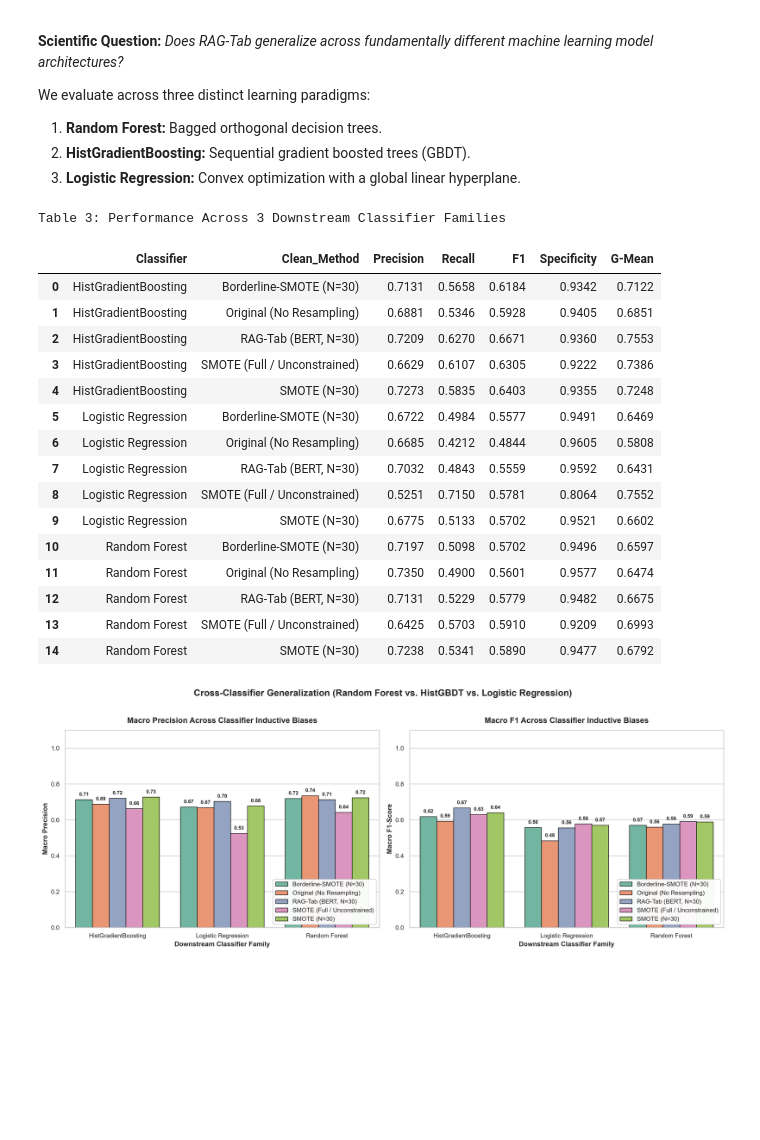
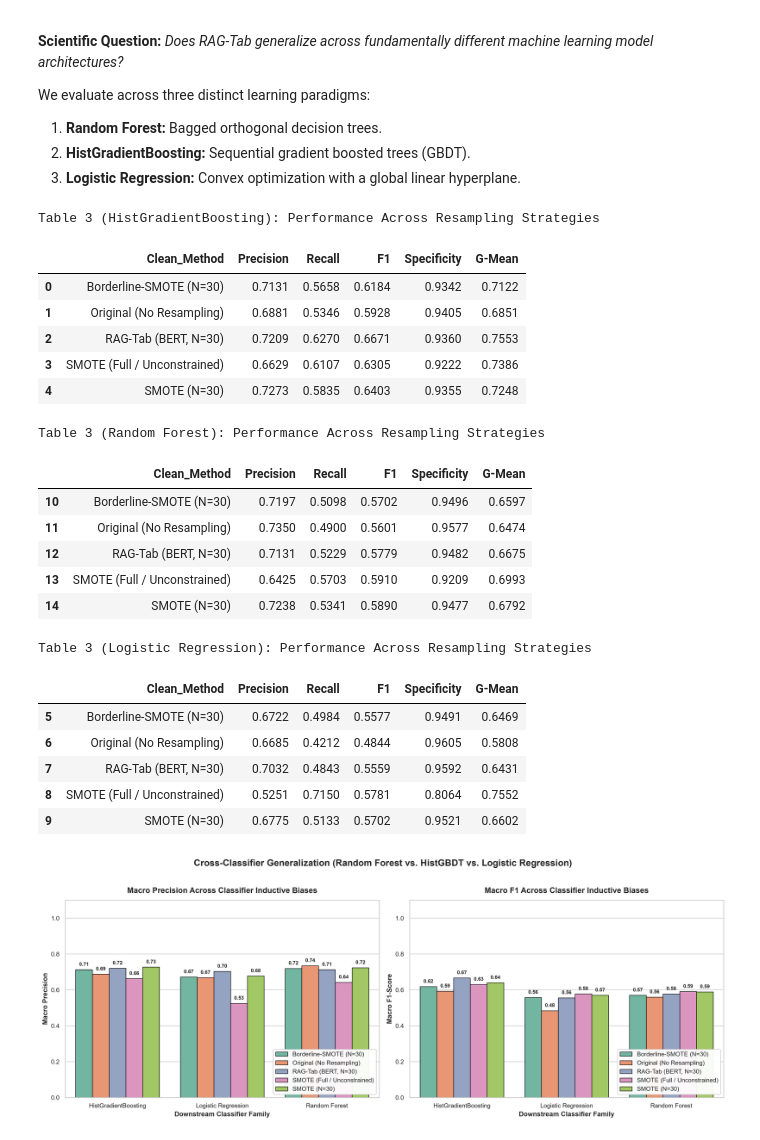
Before and after one commit to samhithareddymadhireddy/RAG_Tab, a Jupyter notebook: notebooks/07_final_benchmark_results.ipynb, the cells around one changed output. Cells and saved outputs as stored; diff of their text form; code cells hidden in the pictures; blank space fills up the shorter version.

```diff
--- a/notebooks/07_final_benchmark_results.ipynb
+++ b/notebooks/07_final_benchmark_results.ipynb
@@ -144,37 +144,43 @@ We evaluate across three distinct learning paradigms:
 # %%
 df_clf = pd.read_csv(tables_dir / "multiclassifier_generalization_benchmark.csv")
 df_clf["Clean_Method"] = df_clf["Method"].map(lambda x: clean_names.get(x, x))
 
 summary_clf = df_clf.groupby(["Classifier", "Clean_Method"])[["Precision", "Recall", "F1", "Specificity", "G-Mean"]].mean().reset_index()
 
-styled_clf = summary_clf.style.format({
-    "Precision": "{:.4f}",
-    "Recall": "{:.4f}",
-    "F1": "{:.4f}",
-    "Specificity": "{:.4f}",
-    "G-Mean": "{:.4f}"
-}).highlight_max(subset=["Precision", "F1", "Specificity"], color="#d4edda")\
-  .set_caption("<b>Table 3: Performance Across 3 Downstream Classifier Families</b>")
-
-display(styled_clf)
+# Display each classifier family with per-group highlights
+for clf_name in ["HistGradientBoosting", "Random Forest", "Logistic Regression"]:
+    sub_df = summary_clf[summary_clf["Classifier"] == clf_name].drop(columns=["Classifier"])
+    styled_sub = sub_df.style.format({
+        "Precision": "{:.4f}",
+        "Recall": "{:.4f}",
+        "F1": "{:.4f}",
+        "Specificity": "{:.4f}",
+        "G-Mean": "{:.4f}"
+    }).highlight_max(subset=["Precision", "F1", "Specificity", "G-Mean"], color="#d4edda")\
+      .set_caption(f"<b>Table 3 ({clf_name}): Performance Across Resampling Strategies</b>")
+    display(styled_sub)
 # %% [output]
-Table 3: Performance Across 3 Downstream Classifier Families
+Table 3 (HistGradientBoosting): Performance Across Resampling Strategies
-|  | Classifier | Clean_Method | Precision | Recall | F1 | Specificity | G-Mean |
-| 0 | HistGradientBoosting | Borderline-SMOTE (N=30) | 0.7131 | 0.5658 | 0.6184 | 0.9342 | 0.7122 |
-| 1 | HistGradientBoosting | Original (No Resampling) | 0.6881 | 0.5346 | 0.5928 | 0.9405 | 0.6851 |
-| 2 | HistGradientBoosting | RAG-Tab (BERT, N=30) | 0.7209 | 0.6270 | 0.6671 | 0.9360 | 0.7553 |
-| 3 | HistGradientBoosting | SMOTE (Full / Unconstrained) | 0.6629 | 0.6107 | 0.6305 | 0.9222 | 0.7386 |
-| 4 | HistGradientBoosting | SMOTE (N=30) | 0.7273 | 0.5835 | 0.6403 | 0.9355 | 0.7248 |
-| 5 | Logistic Regression | Borderline-SMOTE (N=30) | 0.6722 | 0.4984 | 0.5577 | 0.9491 | 0.6469 |
-| 6 | Logistic Regression | Original (No Resampling) | 0.6685 | 0.4212 | 0.4844 | 0.9605 | 0.5808 |
-| 7 | Logistic Regression | RAG-Tab (BERT, N=30) | 0.7032 | 0.4843 | 0.5559 | 0.9592 | 0.6431 |
-| 8 | Logistic Regression | SMOTE (Full / Unconstrained) | 0.5251 | 0.7150 | 0.5781 | 0.8064 | 0.7552 |
-| 9 | Logistic Regression | SMOTE (N=30) | 0.6775 | 0.5133 | 0.5702 | 0.9521 | 0.6602 |
-| 10 | Random Forest | Borderline-SMOTE (N=30) | 0.7197 | 0.5098 | 0.5702 | 0.9496 | 0.6597 |
-| 11 | Random Forest | Original (No Resampling) | 0.7350 | 0.4900 | 0.5601 | 0.9577 | 0.6474 |
-| 12 | Random Forest | RAG-Tab (BERT, N=30) | 0.7131 | 0.5229 | 0.5779 | 0.9482 | 0.6675 |
-| 13 | Random Forest | SMOTE (Full / Unconstrained) | 0.6425 | 0.5703 | 0.5910 | 0.9209 | 0.6993 |
-| 14 | Random Forest | SMOTE (N=30) | 0.7238 | 0.5341 | 0.5890 | 0.9477 | 0.6792 |
+|  | Clean_Method | Precision | Recall | F1 | Specificity | G-Mean |
+| 0 | Borderline-SMOTE (N=30) | 0.7131 | 0.5658 | 0.6184 | 0.9342 | 0.7122 |
+| 1 | Original (No Resampling) | 0.6881 | 0.5346 | 0.5928 | 0.9405 | 0.6851 |
+| 2 | RAG-Tab (BERT, N=30) | 0.7209 | 0.6270 | 0.6671 | 0.9360 | 0.7553 |
+| 3 | SMOTE (Full / Unconstrained) | 0.6629 | 0.6107 | 0.6305 | 0.9222 | 0.7386 |
+| 4 | SMOTE (N=30) | 0.7273 | 0.5835 | 0.6403 | 0.9355 | 0.7248 |
+Table 3 (Random Forest): Performance Across Resampling Strategies
+|  | Clean_Method | Precision | Recall | F1 | Specificity | G-Mean |
+| 10 | Borderline-SMOTE (N=30) | 0.7197 | 0.5098 | 0.5702 | 0.9496 | 0.6597 |
+| 11 | Original (No Resampling) | 0.7350 | 0.4900 | 0.5601 | 0.9577 | 0.6474 |
+| 12 | RAG-Tab (BERT, N=30) | 0.7131 | 0.5229 | 0.5779 | 0.9482 | 0.6675 |
+| 13 | SMOTE (Full / Unconstrained) | 0.6425 | 0.5703 | 0.5910 | 0.9209 | 0.6993 |
+| 14 | SMOTE (N=30) | 0.7238 | 0.5341 | 0.5890 | 0.9477 | 0.6792 |
+Table 3 (Logistic Regression): Performance Across Resampling Strategies
+|  | Clean_Method | Precision | Recall | F1 | Specificity | G-Mean |
+| 5 | Borderline-SMOTE (N=30) | 0.6722 | 0.4984 | 0.5577 | 0.9491 | 0.6469 |
+| 6 | Original (No Resampling) | 0.6685 | 0.4212 | 0.4844 | 0.9605 | 0.5808 |
+| 7 | RAG-Tab (BERT, N=30) | 0.7032 | 0.4843 | 0.5559 | 0.9592 | 0.6431 |
+| 8 | SMOTE (Full / Unconstrained) | 0.5251 | 0.7150 | 0.5781 | 0.8064 | 0.7552 |
+| 9 | SMOTE (N=30) | 0.6775 | 0.5133 | 0.5702 | 0.9521 | 0.6602 |
 # %%
 # Display Cross-Classifier Generalization Plot
 display(Image(filename=str(plots_dir / "multiclassifier_generalization.png")))
```
Also changed, not shown: 18 other files.
